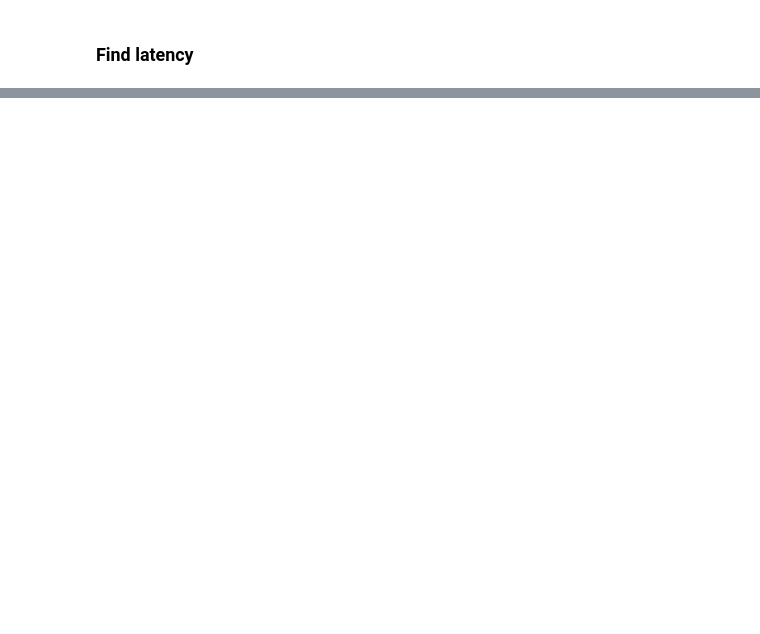
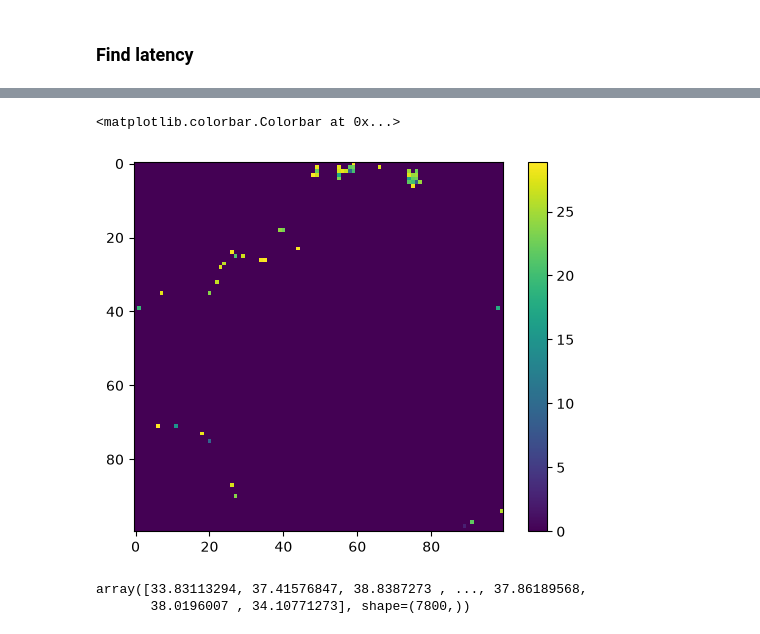
Before and after one commit to arthbreaker/DA3_VSDI_S1_G1_2026, a Jupyter notebook: scripts/latency.ipynb, the cells around one changed output, grey strips where cells are left out. Drawn from its saved outputs; the diff is of its cells as text; code cells hidden in the pictures; blank space fills up the shorter version.

```diff
--- a/scripts/latency.ipynb
+++ b/scripts/latency.ipynb
@@ -126,3 +126,18 @@ fig.colorbar(im3, ax=[ax1, ax2, ax3], shrink=0.5)
 # %% [markdown]
 ### Find latency
+# %%
+def extract_latency(data, first_lat):
+    activity = np.reshape(data, (10000, 255))
+    x2 = first_lat.flatten().astype(int)
+    x1 = np.where(x2>0, x2-1, x2)
+
+    y2 = activity[np.arange(10000), x2]
+    y1 = activity[np.arange(10000), x1]
+
+    m = (y2 - y1)/(x2 - x1)
+    c = -m*x1 + y1
+
+    latency = np.reshape((np.reshape(baseline1, (10000)) - c)/m, (100,100))
+
+    return latency
 # %%
@@ -163,0 +178,11 @@ plt.colorbar()
+# %%
+plt.imshow(np.where(cond1_lat<29, cond1_lat, 0))
+plt.colorbar()
+# %% [output]
+<matplotlib.colorbar.Colorbar at 0x...>
+[figure, added]
+# %%
+cond1_lat[cond1_lat<39]
+# %% [output]
+array([33.83113294, 37.41576847, 38.8387273 , ..., 37.86189568,
+       38.0196007 , 34.10771273], shape=(7800,))
```
Also changed, not shown: parts of 9 cells of this notebook, 1 other file.
